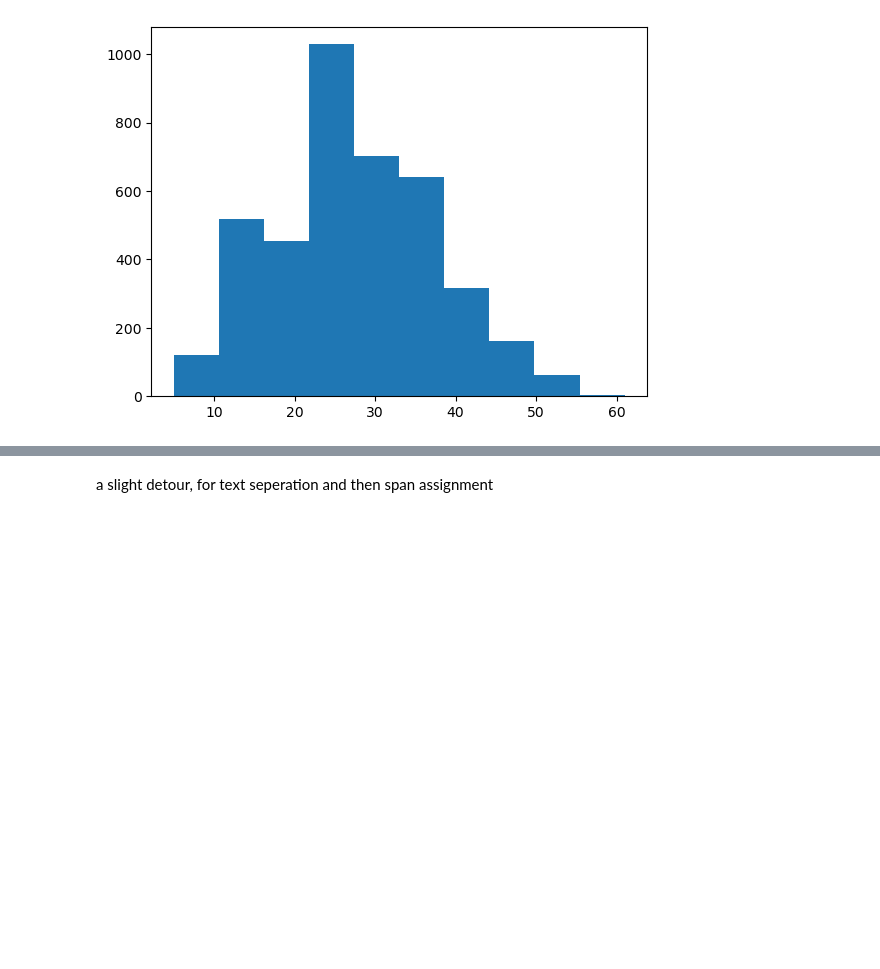
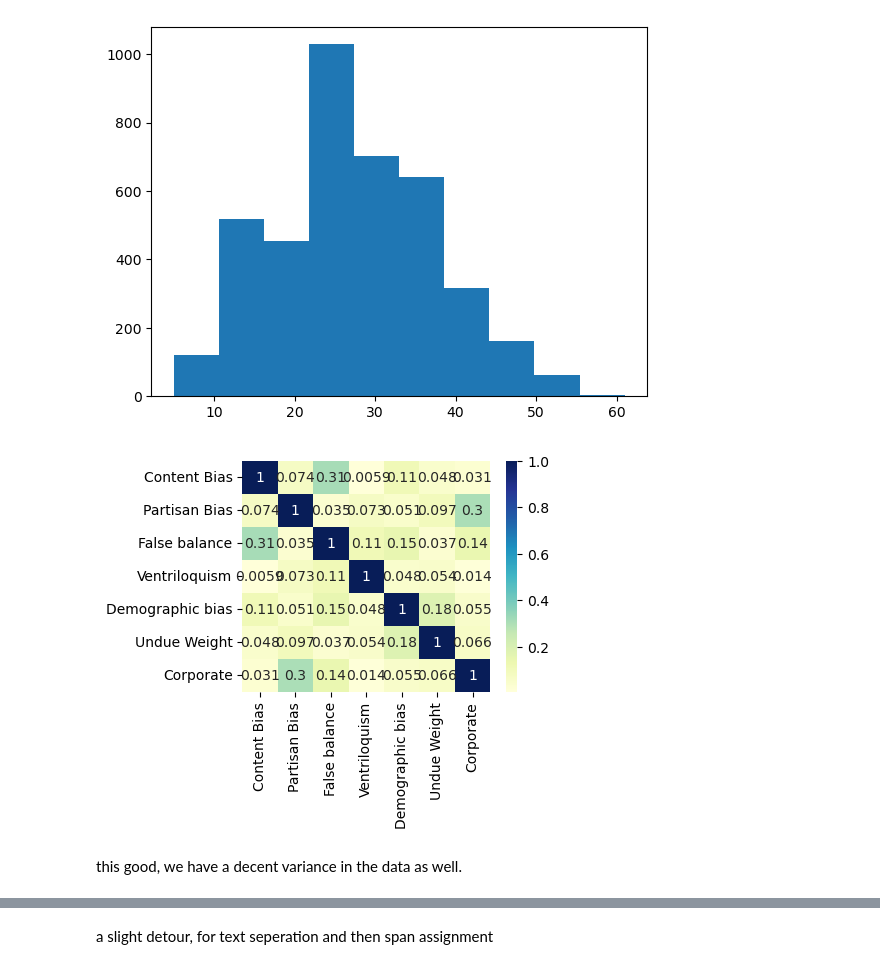
Before and after one commit to 7Zenox/talewind, a Jupyter notebook: AI/NewModelExperimentation.ipynb, the cells around one changed output, grey strips where cells are left out. Saved outputs shown, nothing was run; the diff lists cells and outputs as text; code cells hidden in the pictures; blank space fills up the shorter version.

```diff
--- a/AI/NewModelExperimentation.ipynb
+++ b/AI/NewModelExperimentation.ipynb
@@ -194,3 +192,11 @@ plt.hist(sample_dataset['Sentence'].apply(lambda x: len(x.split(' '))))
 plt.show()
 # %% [output]
 [figure]
+# %%
+fig = plt.figure(figsize=(4, 3))
+corr = sample_dataset.iloc[:, 1:].corr().apply(abs)
+dataplot = sns.heatmap(corr, cmap="YlGnBu", annot=True)
+# %% [output]
+[figure, added]
+# %% [markdown]
+this good, we have a decent variance in the data as well.
```
Also changed, not shown: parts of 19 cells of this notebook, 11 other files.
